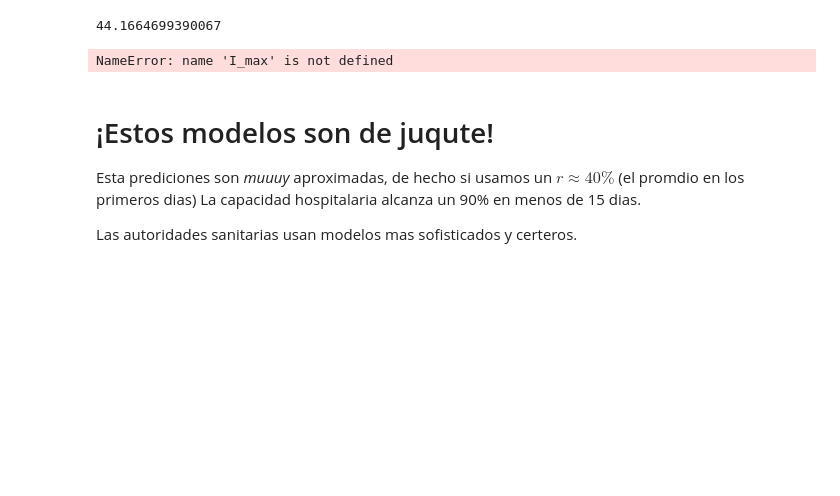
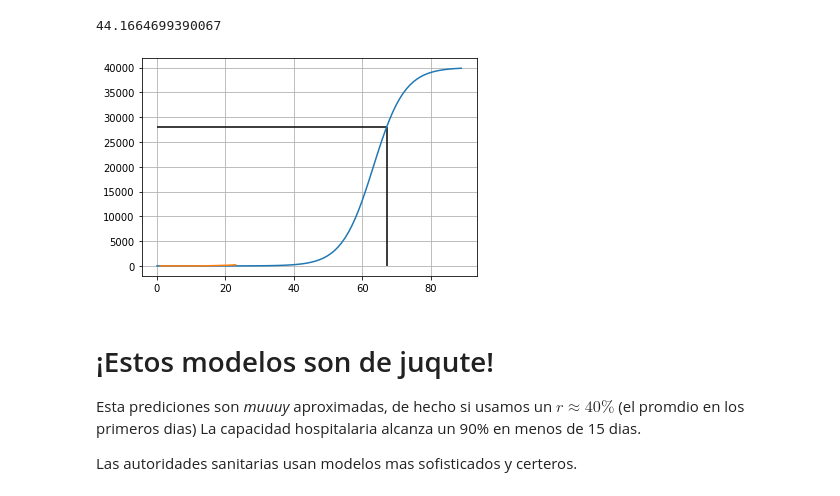
Before and after one commit to tito21/Corona-virus, a Jupyter notebook: pred.ipynb, the cells around one changed output. Drawn from its saved outputs; the diff is of its cells as text; code cells hidden in the pictures; blank space fills up the shorter version.

```diff
--- a/pred.ipynb
+++ b/pred.ipynb
@@ -88,16 +88,16 @@ t_max - len(data)
 44.1664699390067
 # %%
 t = np.arange(0, 90)
-modelo = I_max/(1 + u*np.exp(-r*t/100))
+modelo = I_h_max/(1 + u*np.exp(-r*t/100))
 plt.plot(t, modelo)
 t_ = np.arange(1, len(data)+1)
 plt.plot(t_, I_h)
 plt.hlines(I_h_max*0.7, 0, t_max)
 plt.vlines(t_max, 0, I_h_max*0.7)
 plt.grid()
 plt.show()
 # %% [output]
-NameError: name 'I_max' is not defined
+[figure, added]
 # %% [markdown]
 # ¡Estos modelos son de juqute!
 
```
